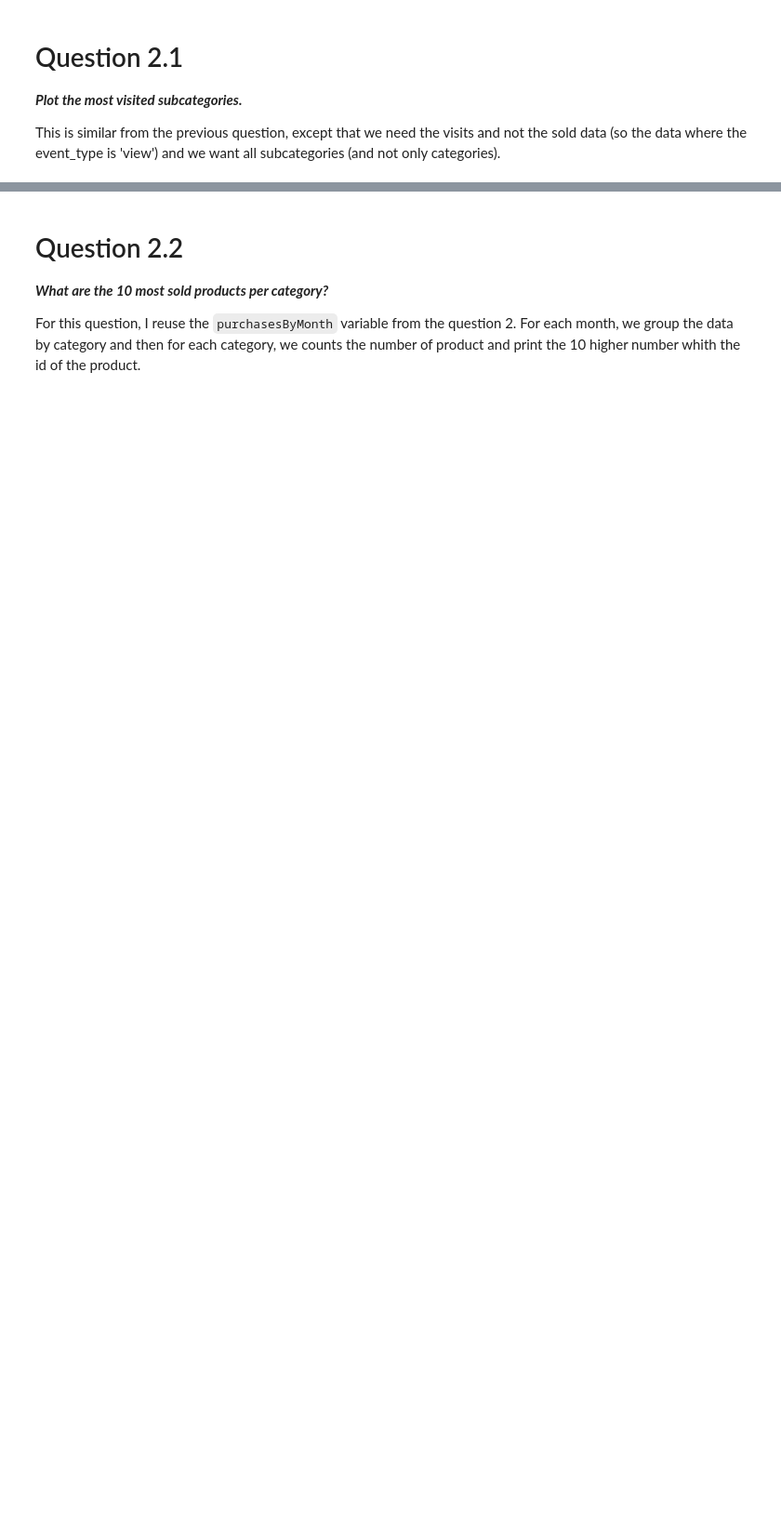
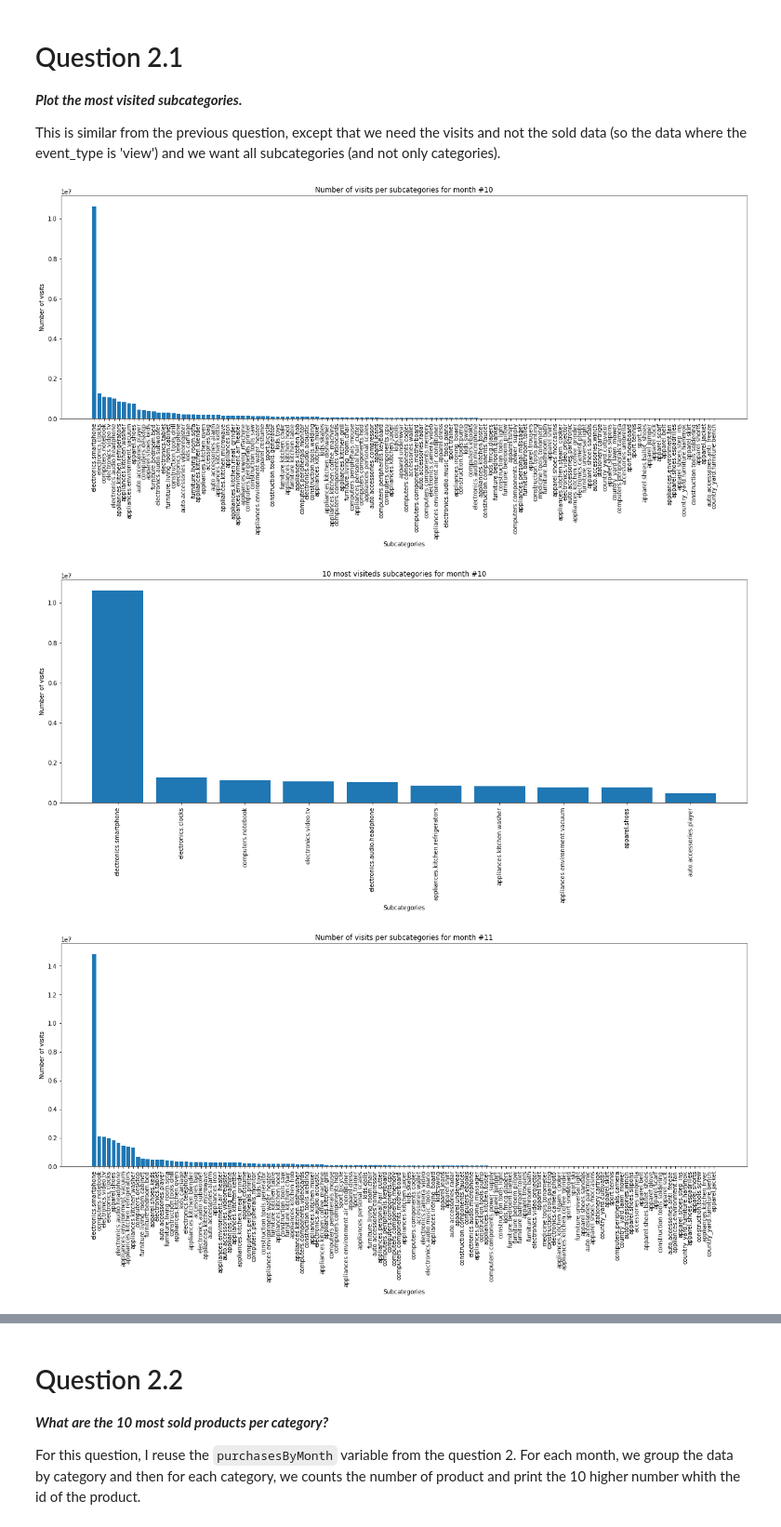
Before and after one commit to WhyW0rry/ADM-Homework-2, a Jupyter notebook: main.ipynb, the cells around one changed output, grey strips where cells are left out. Shown: that part at 93% size. Cells and saved outputs as stored; diff of their text form; code cells hidden in the pictures; blank space fills up the shorter version.

```diff
--- a/main.ipynb
+++ b/main.ipynb
@@ -348,20 +405,33 @@ This is similar from the previous question, except that we need the visits and n
 # %%
 # Use only the data from view (= visited products)
 visits = data[data.event_type == 'view'].copy()
 
-# Group the data by month and for each month, make a plot
+# Group the data by month and for each month
 for month, frame in visits.groupby([visits.event_time.dt.month]):
 
     categoriesCount = frame['category_code'].value_counts()
 
     x = list(map(str, categoriesCount.index))
     heigths = categoriesCount.values
 
+    # Make a plot with all the subcategories.
     plt.figure(figsize=(21,7))
     plt.bar(x, heigths)
-    plt.title(f'Month #{month}')
+    plt.title(f'Number of visits per subcategories for month #{month}')
+    plt.ylabel('Number of visits')
+    plt.xlabel('Subcategories')
     plt.xticks(rotation=90)
     plt.show()
 
-# Delete variables that will not be used in next questions
-del visits
+    # Make a plot with the 10 most visited subcategories
+    plt.figure(figsize=(21,7))
+    plt.bar(x[:10], heigths[:10])
+    plt.title(f'10 most visiteds subcategories for month #{month}')
+    plt.ylabel('Number of visits')
+    plt.xlabel('Subcategories')
+    plt.xticks(rotation=90)
+    plt.show()
+# %% [output]
+[figure, added]
+[figure, added]
+[figure, added]
```
Also changed, not shown: parts of 72 cells of this notebook, 1 other file.
